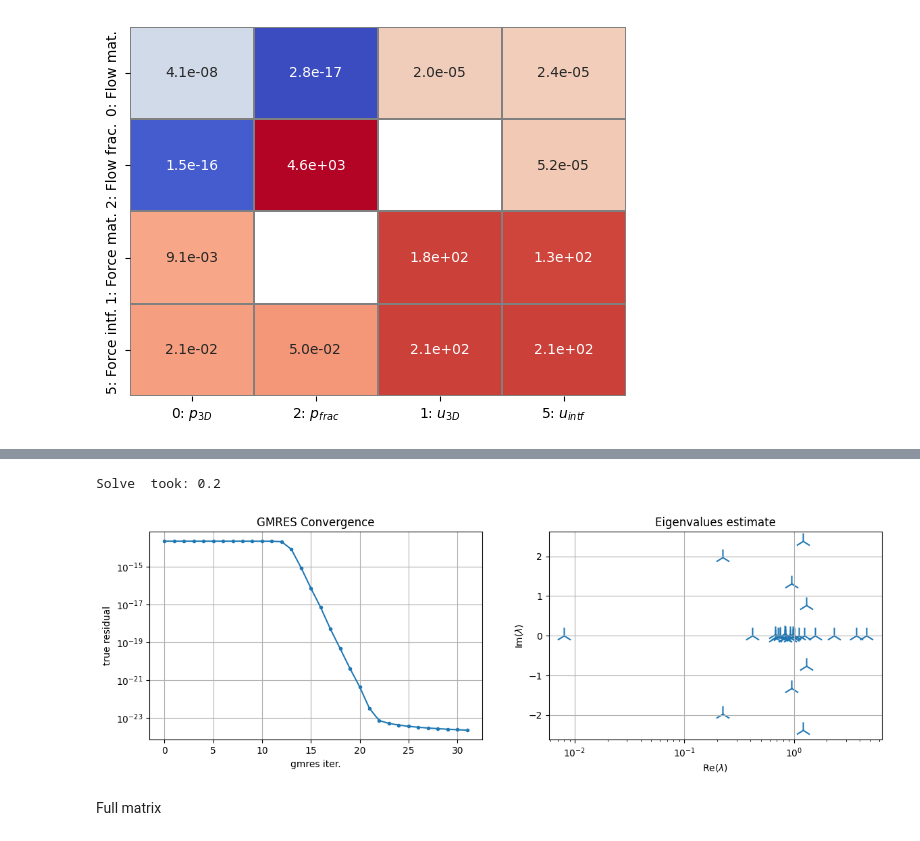
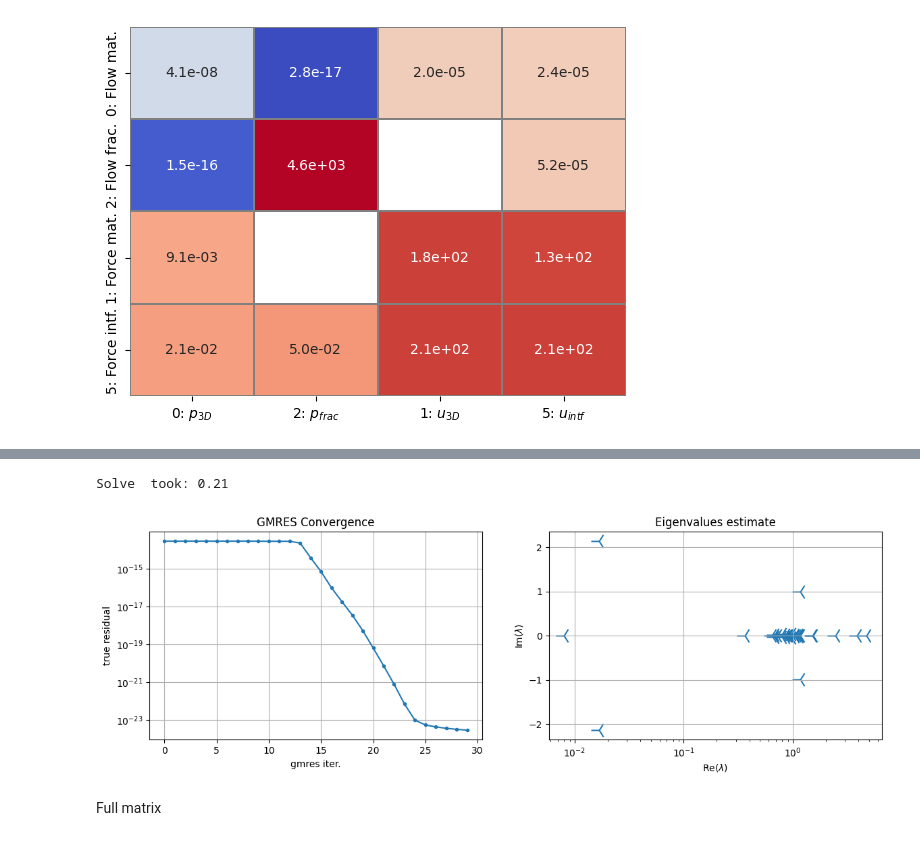
Before and after one commit to pmgbergen/FTHM-Solver, a Jupyter notebook: fpm/fixed_st.ipynb, the cells around one changed output, grey strips where cells are left out. Cells and saved outputs as stored; diff of their text form; code cells hidden in the pictures.

```diff
--- a/fpm/fixed_st.ipynb
+++ b/fpm/fixed_st.ipynb
@@ -645,8 +645,8 @@ def build_prec(bmat) -> BlockMatrixStorage:
     # stab[0, 2] = 0
     # stab[2, 0] = 0
 
-    # return stab
-    return stab[[2]]
+    return stab
+    # return stab[[2]]
 
 
 tmp = build_prec(J)
@@ -658,21 +658,21 @@ tmp[2, 2].color_spy()
 # %%
 schema = SolveSchema(
     groups=[1, 5],
     solve=lambda bmat: PetscAMGMechanics(mat=bmat.mat, dim=model.nd),
     invertor=lambda bmat: build_prec(bmat).mat,
     invertor_type='physical',
 
     # only_complement=True,
     complement=SolveSchema(
-        groups=[2],
+        groups=[0, 2],
         solve=lambda bmat: PetscAMGFlow(bmat.mat),
     ),
 )
 mat_permuted, prec = make_solver(schema=schema, mat_orig=J)
 solve_petsc(mat_permuted.mat, prec, mat_permuted.local_rhs(rhs), logx_eigs=True)
 # %% [output]
-Solve  took: 0.2
+Solve  took: 0.21
-[figure, old version]
+[figure, new version]
 # %% [markdown]
 Full matrix
 # %%
```
Also changed, not shown: parts of 1 cell of this notebook, 2 other files.
